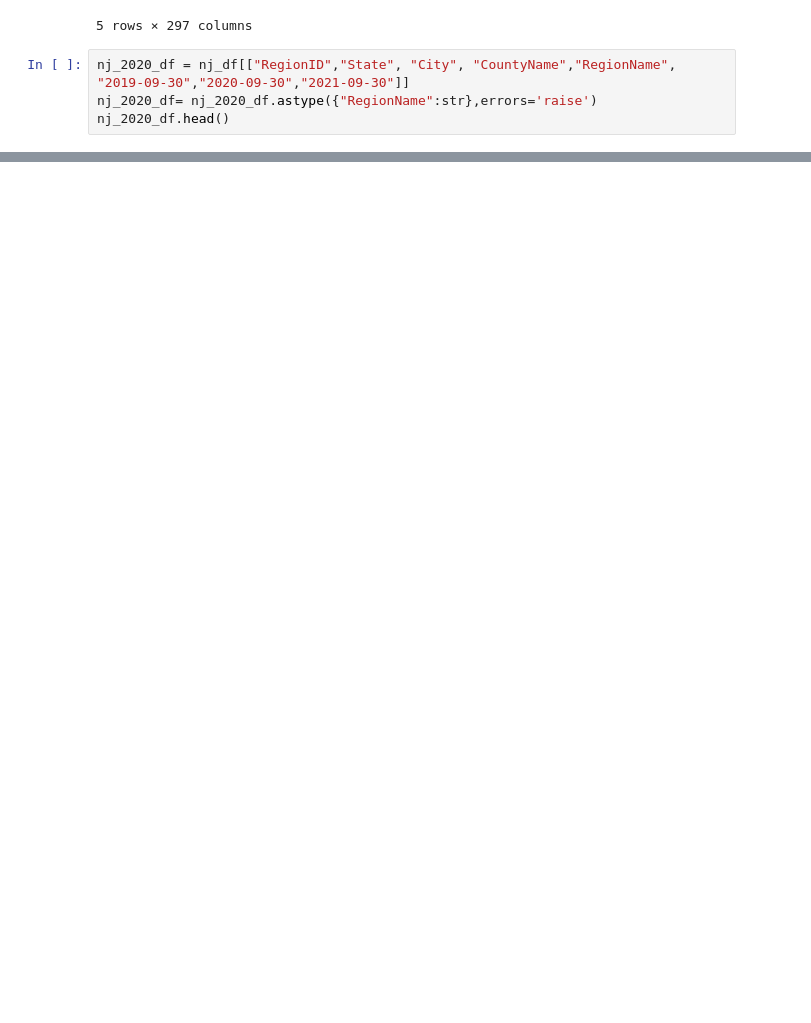
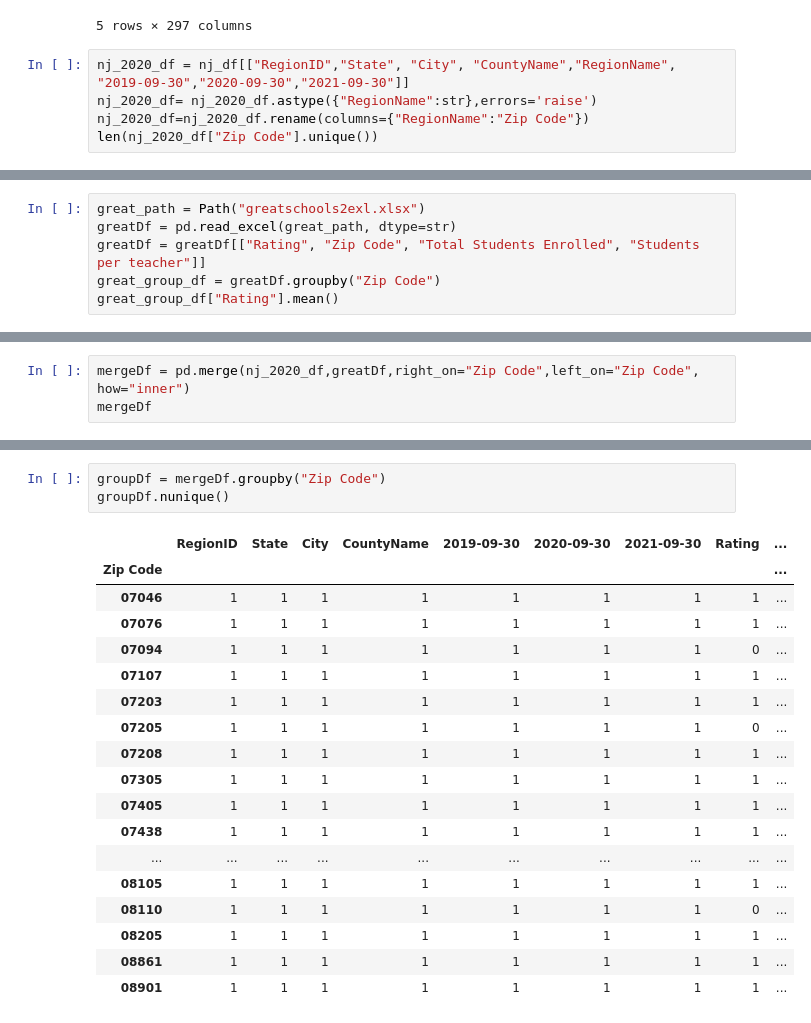
Before and after one commit to tlochan/ProjectOne, a Jupyter notebook: Data Cleaning.ipynb, the cells around one changed output, grey strips where cells are left out. Saved outputs shown, nothing was run; the diff lists cells and outputs as text; blank space fills up the shorter version.

```diff
--- a/Data Cleaning.ipynb
+++ b/Data Cleaning.ipynb
@@ -31,5 +31,6 @@ nj_df.head()
 # %%
 nj_2020_df = nj_df[["RegionID","State", "City", "CountyName","RegionName", "2019-09-30","2020-09-30","2021-09-30"]]
 nj_2020_df= nj_2020_df.astype({"RegionName":str},errors='raise')
-nj_2020_df.head()
+nj_2020_df=nj_2020_df.rename(columns={"RegionName":"Zip Code"})
+len(nj_2020_df["Zip Code"].unique())
 # %% [output]
@@ -41,0 +50,6 @@ nj_2020_df.head()
+# %%
+great_path = Path("greatschools2exl.xlsx")
+greatDf = pd.read_excel(great_path, dtype=str)
+greatDf = greatDf[["Rating", "Zip Code", "Total Students Enrolled", "Students per teacher"]]
+great_group_df = greatDf.groupby("Zip Code")
+great_group_df["Rating"].mean()
@@ -41,0 +84,3 @@ nj_2020_df.head()
+# %%
+mergeDf = pd.merge(nj_2020_df,greatDf,right_on="Zip Code",left_on="Zip Code", how="inner")
+mergeDf
@@ -41,0 +101,22 @@ nj_2020_df.head()
+# %%
+groupDf = mergeDf.groupby("Zip Code")
+groupDf.nunique()
+# %% [output]
+|  | RegionID | State | City | CountyName | 2019-09-30 | 2020-09-30 | 2021-09-30 | Rating | ... |
+| Zip Code |  |  |  |  |  |  |  |  | ... |
+| 07046 | 1 | 1 | 1 | 1 | 1 | 1 | 1 | 1 | ... |
+| 07076 | 1 | 1 | 1 | 1 | 1 | 1 | 1 | 1 | ... |
+| 07094 | 1 | 1 | 1 | 1 | 1 | 1 | 1 | 0 | ... |
+| 07107 | 1 | 1 | 1 | 1 | 1 | 1 | 1 | 1 | ... |
+| 07203 | 1 | 1 | 1 | 1 | 1 | 1 | 1 | 1 | ... |
+| 07205 | 1 | 1 | 1 | 1 | 1 | 1 | 1 | 0 | ... |
+| 07208 | 1 | 1 | 1 | 1 | 1 | 1 | 1 | 1 | ... |
+| 07305 | 1 | 1 | 1 | 1 | 1 | 1 | 1 | 1 | ... |
+| 07405 | 1 | 1 | 1 | 1 | 1 | 1 | 1 | 1 | ... |
+| 07438 | 1 | 1 | 1 | 1 | 1 | 1 | 1 | 1 | ... |
+| ... | ... | ... | ... | ... | ... | ... | ... | ... | ... |
+| 08105 | 1 | 1 | 1 | 1 | 1 | 1 | 1 | 1 | ... |
+| 08110 | 1 | 1 | 1 | 1 | 1 | 1 | 1 | 0 | ... |
+| 08205 | 1 | 1 | 1 | 1 | 1 | 1 | 1 | 1 | ... |
+| 08861 | 1 | 1 | 1 | 1 | 1 | 1 | 1 | 1 | ... |
+| 08901 | 1 | 1 | 1 | 1 | 1 | 1 | 1 | 1 | ... |
```
Also changed, not shown: parts of 5 cells of this notebook.
